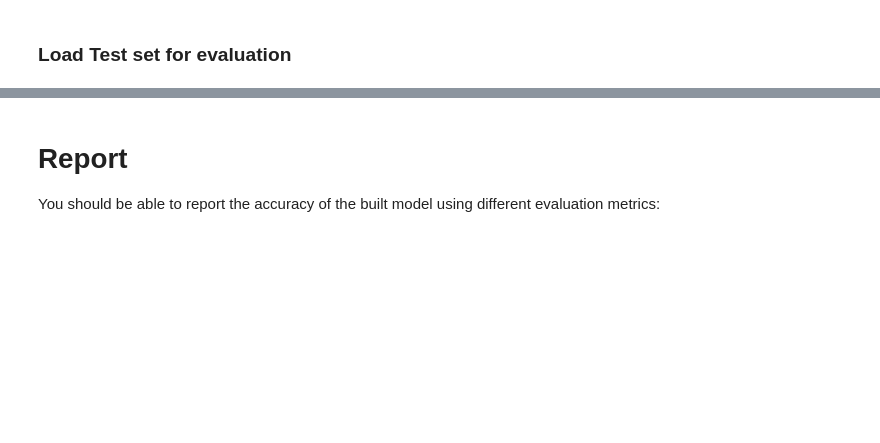
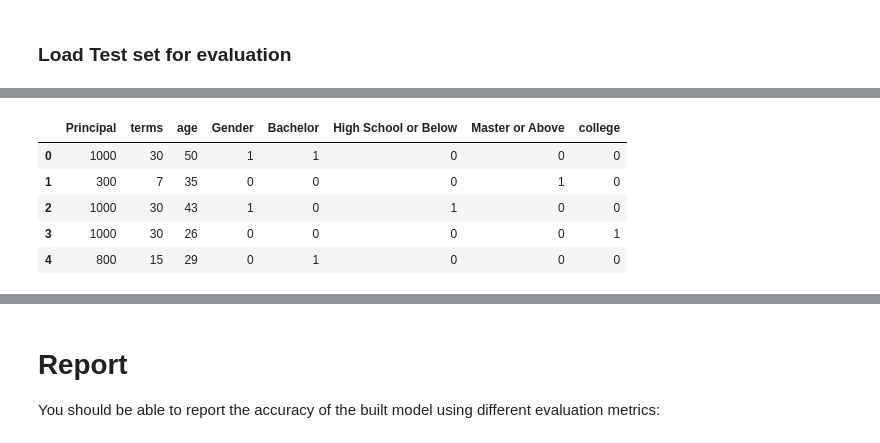
Before and after one commit to anjalys/Machine_Learning_Projects, a Jupyter notebook: Loan_Prediction_Project.ipynb, the cells around one changed output, grey strips where cells are left out. Saved outputs shown, nothing was run; the diff lists cells and outputs as text; code cells hidden in the pictures; blank space fills up the shorter version.

```diff
--- a/Loan_Prediction_Project.ipynb
+++ b/Loan_Prediction_Project.ipynb
@@ -389,0 +434,20 @@ test_df.head()
+# %%
+#splitting independent and dependent variables
+x_t=test_df[['Principal', 'terms', 'age', 'education', 'Gender']]
+y_t=test_df['loan_status']
+
+#Get dummies for Education column
+x_t=pd.concat([x_t,pd.get_dummies(x_t['education'])], axis=1)
+x_t.rename(columns={'Bechalor':'Bachelor'}, inplace=True)
+
+x_t['Gender'].replace(to_replace=('male','female'), value=[0,1],inplace=True)
+
+x_t=x_t[['Principal', 'terms', 'age', 'Gender', 'Bachelor', 'High School or Below', 'Master or Above', 'college']]
+x_t[0:5]
+# %% [output]
+|  | Principal | terms | age | Gender | Bachelor | High School or Below | Master or Above | college |
+| 0 | 1000 | 30 | 50 | 1 | 1 | 0 | 0 | 0 |
+| 1 | 300 | 7 | 35 | 0 | 0 | 0 | 1 | 0 |
+| 2 | 1000 | 30 | 43 | 1 | 0 | 1 | 0 | 0 |
+| 3 | 1000 | 30 | 26 | 0 | 0 | 0 | 0 | 1 |
+| 4 | 800 | 15 | 29 | 0 | 1 | 0 | 0 | 0 |
```
Also changed, not shown: parts of 30 cells of this notebook.
